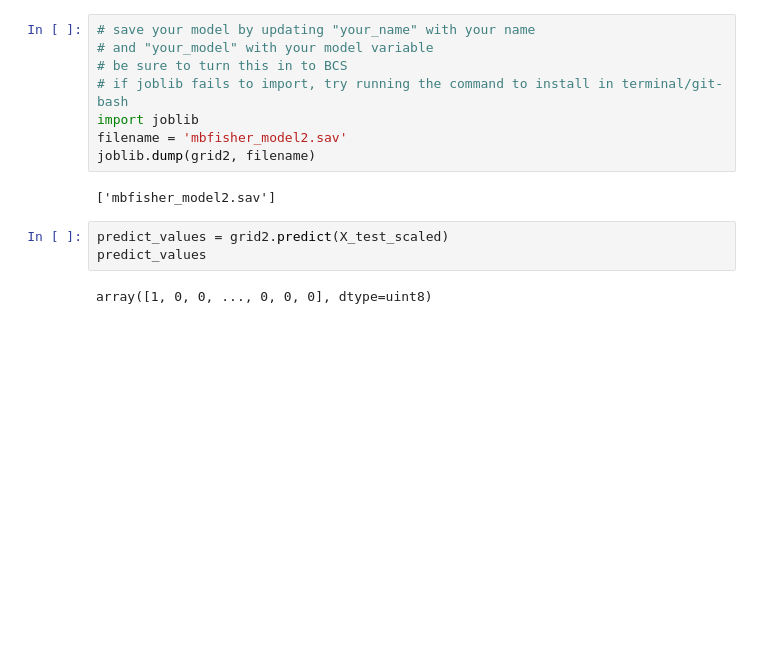
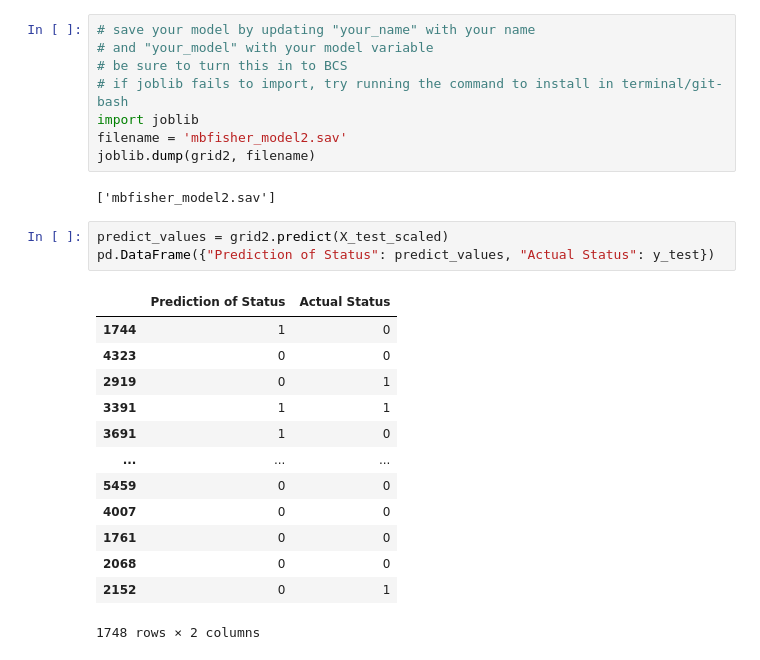
Before and after one commit to madisonfisher/machine-learning-challenge, a Jupyter notebook: model_2.ipynb, the cells around one changed output. Drawn from its saved outputs; the diff is of its cells as text; blank space fills up the shorter version.

Commit message:
tested linear regression with single array for y

```diff
--- a/model_2.ipynb
+++ b/model_2.ipynb
@@ -343,6 +343,18 @@ joblib.dump(grid2, filename)
 ['mbfisher_model2.sav']
 # %%
 predict_values = grid2.predict(X_test_scaled)
-predict_values
+pd.DataFrame({"Prediction of Status": predict_values, "Actual Status": y_test})
 # %% [output]
+|  | Prediction of Status | Actual Status |
+| 1744 | 1 | 0 |
+| 4323 | 0 | 0 |
+| 2919 | 0 | 1 |
+| 3391 | 1 | 1 |
+| 3691 | 1 | 0 |
+| ... | ... | ... |
+| 5459 | 0 | 0 |
+| 4007 | 0 | 0 |
+| 1761 | 0 | 0 |
+| 2068 | 0 | 0 |
+| 2152 | 0 | 1 |
-array([1, 0, 0, ..., 0, 0, 0], dtype=uint8)
+1748 rows × 2 columns
```
Also changed, not shown: 1 other file.
